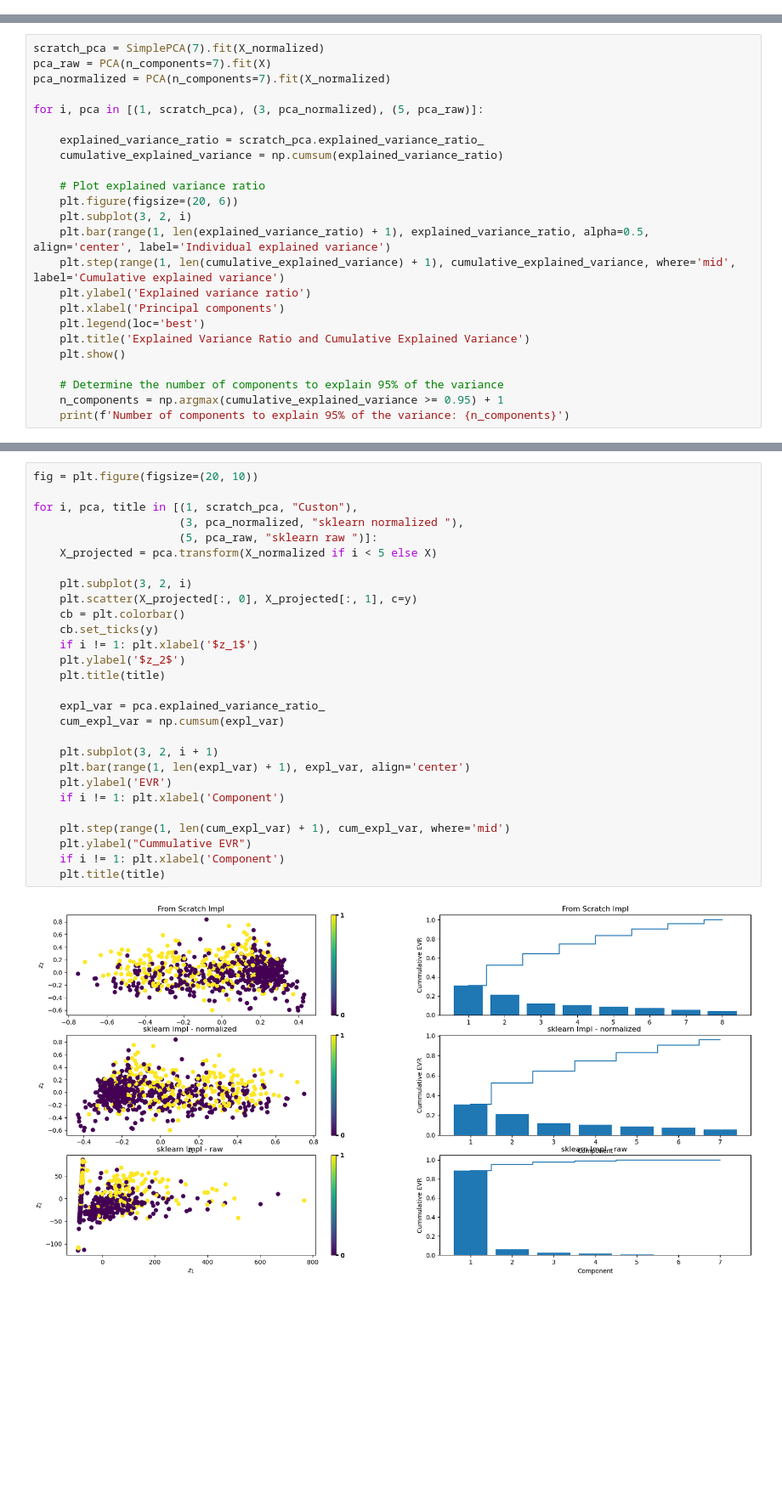
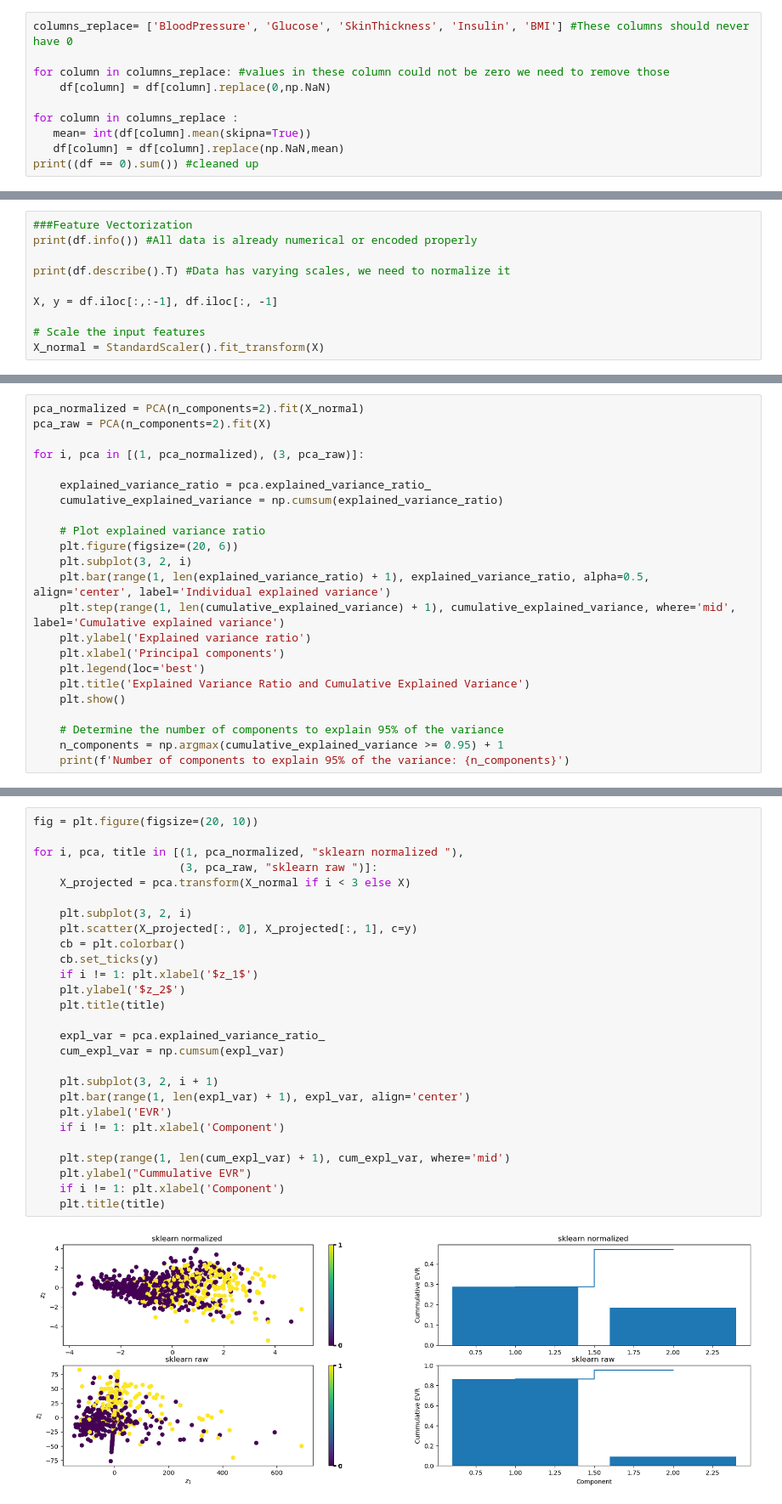
Before and after one commit to loseeu1094661/BMI-6015_Project, a Jupyter notebook: nathan_project_work_updated.ipynb, the cells around one changed output, grey strips where cells are left out. Shown at 85% size. Saved outputs shown, nothing was run; the diff lists cells and outputs as text; blank space fills up the shorter version.

```diff
--- a/nathan_project_work_updated.ipynb
+++ b/nathan_project_work_updated.ipynb
@@ -62,0 +36,10 @@ class SimplePCA (BaseEstimator, TransformerMixin):
+# %%
+columns_replace= ['BloodPressure', 'Glucose', 'SkinThickness', 'Insulin', 'BMI'] #These columns should never have 0
+
+for column in columns_replace: #values in these column could not be zero we need to remove those
+    df[column] = df[column].replace(0,np.NaN)
+
+for column in columns_replace :
+   mean= int(df[column].mean(skipna=True))
+   df[column] = df[column].replace(np.NaN,mean)
+print((df == 0).sum()) #cleaned up
@@ -62,0 +57,10 @@ class SimplePCA (BaseEstimator, TransformerMixin):
+# %%
+###Feature Vectorization
+print(df.info()) #All data is already numerical or encoded properly
+
+print(df.describe().T) #Data has varying scales, we need to normalize it
+
+X, y = df.iloc[:,:-1], df.iloc[:, -1]
+
+# Scale the input features
+X_normal = StandardScaler().fit_transform(X)
@@ -63,11 +129,10 @@ class SimplePCA (BaseEstimator, TransformerMixin):
 # %%
-scratch_pca = SimplePCA(7).fit(X_normalized)
-pca_raw = PCA(n_components=7).fit(X)
-pca_normalized = PCA(n_components=7).fit(X_normalized)
+pca_normalized = PCA(n_components=2).fit(X_normal)
+pca_raw = PCA(n_components=2).fit(X)
 
-for i, pca in [(1, scratch_pca), (3, pca_normalized), (5, pca_raw)]:
+for i, pca in [(1, pca_normalized), (3, pca_raw)]:
 
-    explained_variance_ratio = scratch_pca.explained_variance_ratio_
+    explained_variance_ratio = pca.explained_variance_ratio_
     cumulative_explained_variance = np.cumsum(explained_variance_ratio)
 
     # Plot explained variance ratio
@@ -94,31 +157,30 @@ Number of components to explain 95% of the variance: 7
 # %%
 fig = plt.figure(figsize=(20, 10))
 
-for i, pca, title in [(1, scratch_pca, "Custon"),
-                      (3, pca_normalized, "sklearn normalized "),
-                      (5, pca_raw, "sklearn raw ")]:
-    X_projected = pca.transform(X_normalized if i < 5 else X)
+for i, pca, title in [(1, pca_normalized, "sklearn normalized "),
+                      (3, pca_raw, "sklearn raw ")]:
+    X_projected = pca.transform(X_normal if i < 3 else X)
 
     plt.subplot(3, 2, i)
     plt.scatter(X_projected[:, 0], X_projected[:, 1], c=y)
     cb = plt.colorbar()
     cb.set_ticks(y)
     if i != 1: plt.xlabel('$z_1$')
     plt.ylabel('$z_2$')
     plt.title(title)
 
     expl_var = pca.explained_variance_ratio_
     cum_expl_var = np.cumsum(expl_var)
 
     plt.subplot(3, 2, i + 1)
     plt.bar(range(1, len(expl_var) + 1), expl_var, align='center')
     plt.ylabel('EVR')
     if i != 1: plt.xlabel('Component')
 
     plt.step(range(1, len(cum_expl_var) + 1), cum_expl_var, where='mid')
     plt.ylabel("Cummulative EVR")
     if i != 1: plt.xlabel('Component')
     plt.title(title)
 # %% [output]
-[figure, old version]
+[figure, new version]
 # %%
```
Also changed, not shown: parts of 19 cells of this notebook.
